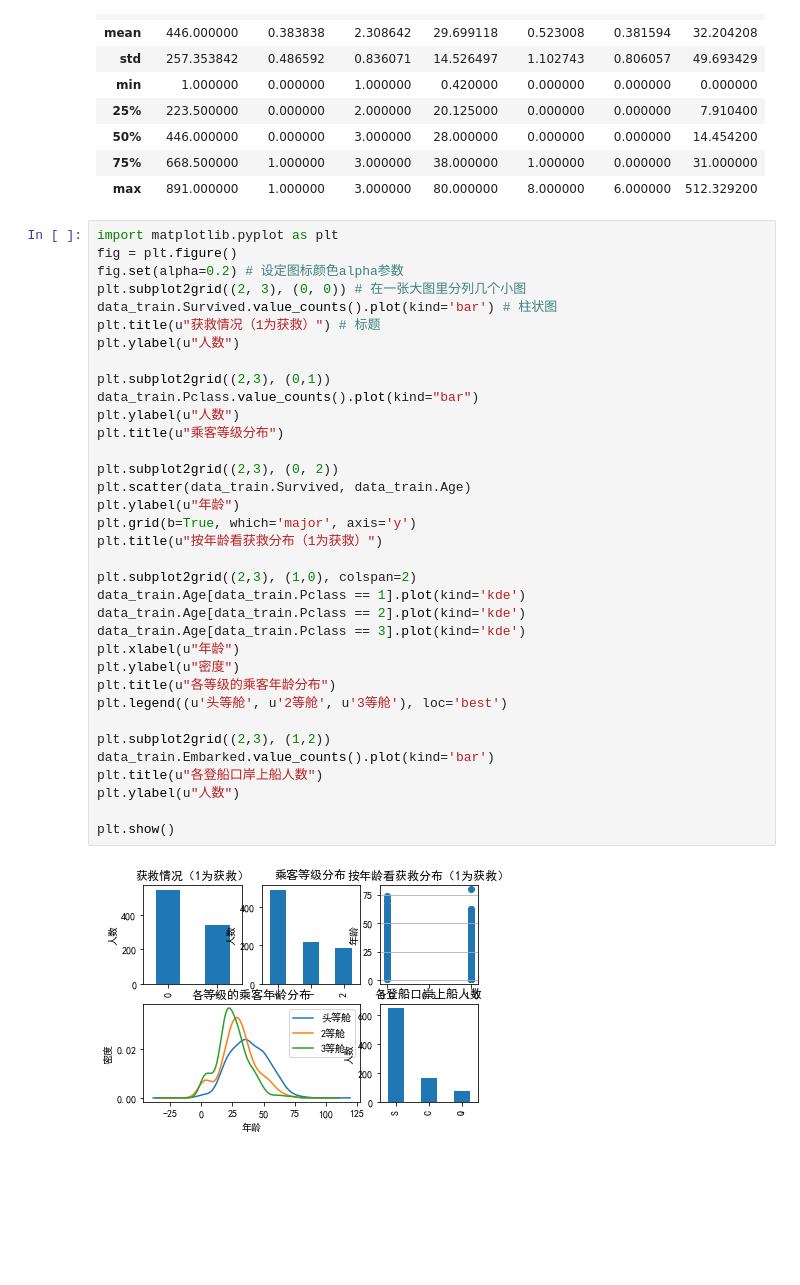
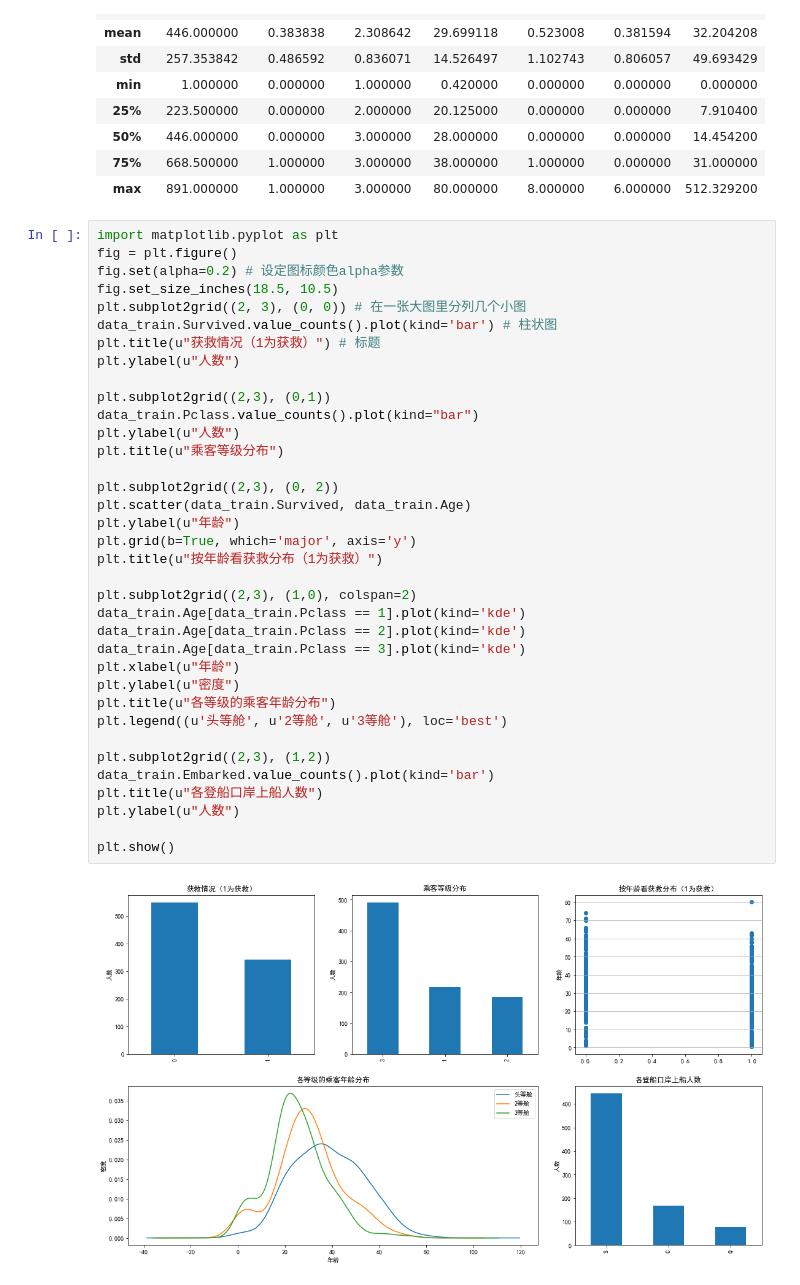
Before and after one commit to TengHuo/CodeStudy, a Jupyter notebook: Udacity/Intro_Data_Analysis/Final/final_project.ipynb, the cells around one changed output. Drawn from its saved outputs; the diff is of its cells as text; blank space fills up the shorter version.

```diff
--- a/Udacity/Intro_Data_Analysis/Final/final_project.ipynb
+++ b/Udacity/Intro_Data_Analysis/Final/final_project.ipynb
@@ -66,36 +66,37 @@ data_train.describe()
 import matplotlib.pyplot as plt
 fig = plt.figure()
 fig.set(alpha=0.2) # 设定图标颜色alpha参数
+fig.set_size_inches(18.5, 10.5)
 plt.subplot2grid((2, 3), (0, 0)) # 在一张大图里分列几个小图
 data_train.Survived.value_counts().plot(kind='bar') # 柱状图
 plt.title(u"获救情况（1为获救）") # 标题
 plt.ylabel(u"人数")
 
 plt.subplot2grid((2,3), (0,1))
 data_train.Pclass.value_counts().plot(kind="bar")
 plt.ylabel(u"人数")
 plt.title(u"乘客等级分布")
 
 plt.subplot2grid((2,3), (0, 2))
 plt.scatter(data_train.Survived, data_train.Age)
 plt.ylabel(u"年龄")
 plt.grid(b=True, which='major', axis='y')
 plt.title(u"按年龄看获救分布（1为获救）")
 
 plt.subplot2grid((2,3), (1,0), colspan=2)
 data_train.Age[data_train.Pclass == 1].plot(kind='kde')
 data_train.Age[data_train.Pclass == 2].plot(kind='kde')
 data_train.Age[data_train.Pclass == 3].plot(kind='kde')
 plt.xlabel(u"年龄")
 plt.ylabel(u"密度")
 plt.title(u"各等级的乘客年龄分布")
 plt.legend((u'头等舱', u'2等舱', u'3等舱'), loc='best')
 
 plt.subplot2grid((2,3), (1,2))
 data_train.Embarked.value_counts().plot(kind='bar')
 plt.title(u"各登船口岸上船人数")
 plt.ylabel(u"人数")
 
 plt.show()
 # %% [output]
-[figure, old version]
+[figure, new version]
```
Also changed, not shown: parts of 5 cells of this notebook, 6 other files.
